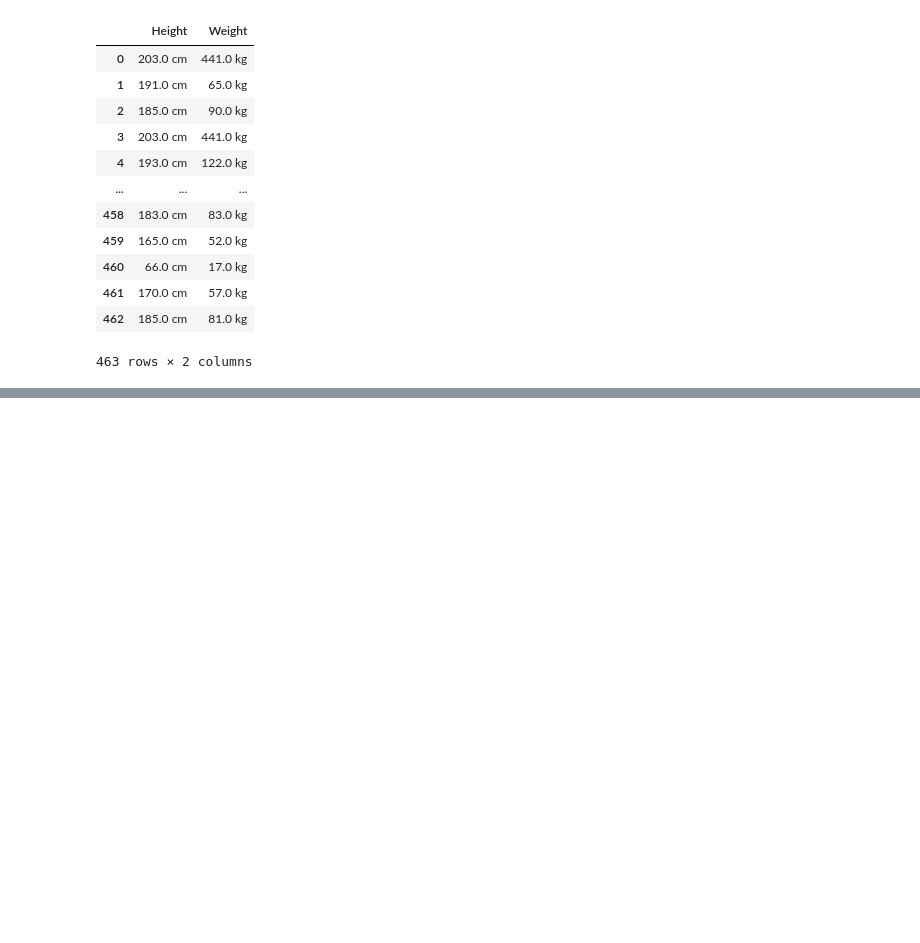
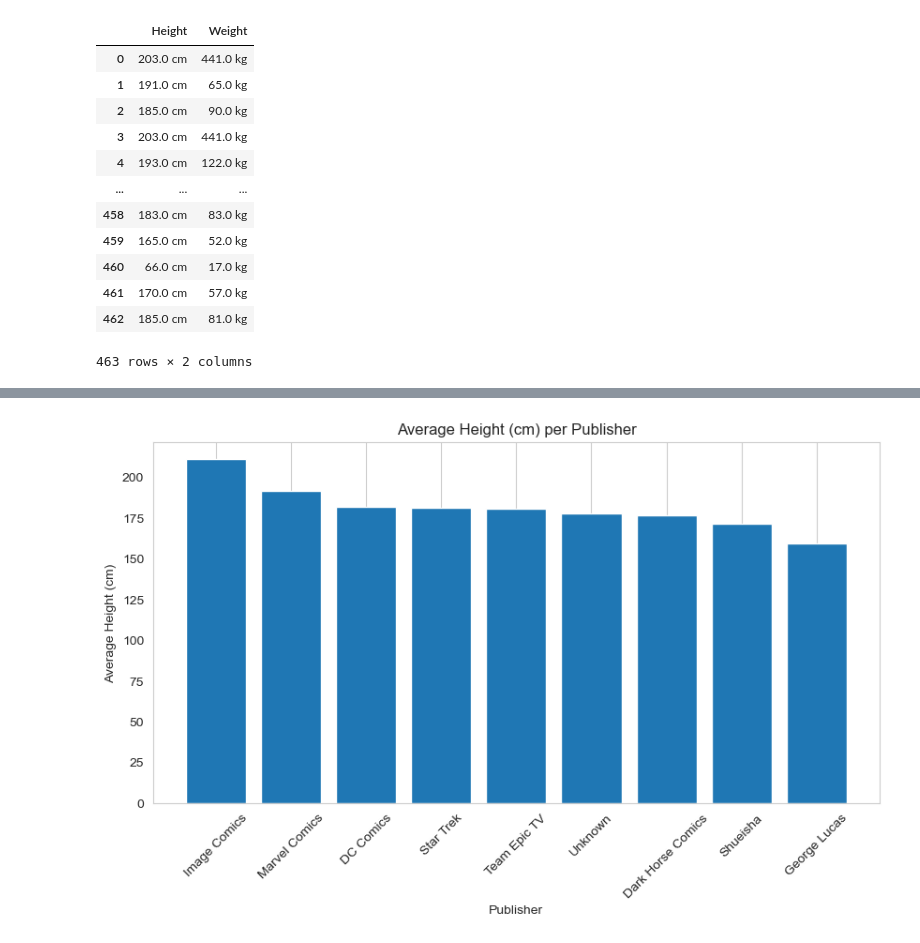
Before and after one commit to tjbingamon/Applying-Advanced-Transformations-with-Pandas, a Jupyter notebook: Applying Advanced Transformations (Core).ipynb, the cells around one changed output, grey strips where cells are left out. Cells and saved outputs as stored; diff of their text form; code cells hidden in the pictures; blank space fills up the shorter version.

```diff
--- a/Applying Advanced Transformations (Core).ipynb
+++ b/Applying Advanced Transformations (Core).ipynb
@@ -203,0 +363,7 @@ super_info
+# %%
+# making new column for each unique power from 'Power_Split' column
+# checking with original 'Powers' column for True or False
+
+for col in cols_to_make:
+    strength[col] = strength['Powers'].str.contains(col)
+strength.head()
@@ -203,0 +378,3 @@ super_info
+# %%
+strength.drop(columns=['Powers', 'Powers_Split'], inplace=True)
+strength.head(2)
@@ -203,0 +388,3 @@ super_info
+# %%
+df = pd.merge(super_info, strength, left_on='Hero', right_on='hero_names')
+df.head(2)
@@ -203,0 +469,3 @@ super_info
+# %%
+publisher_height = df.groupby('Publisher')['Height (cm)'].mean().sort_values(ascending=False)
+publisher_height
@@ -203,0 +484,12 @@ super_info
+# %%
+fig, ax = plt.subplots(figsize=(10, 5))
+
+ax = plt.bar(publisher_height.index, publisher_height.values)
+plt.xticks(rotation=45)
+plt.grid(axis='y')
+
+plt.xlabel('Publisher')
+plt.ylabel('Average Height (cm)')
+plt.title('Average Height (cm) per Publisher');
+# %% [output]
+[figure, added]
```
Also changed, not shown: parts of 61 cells of this notebook.
